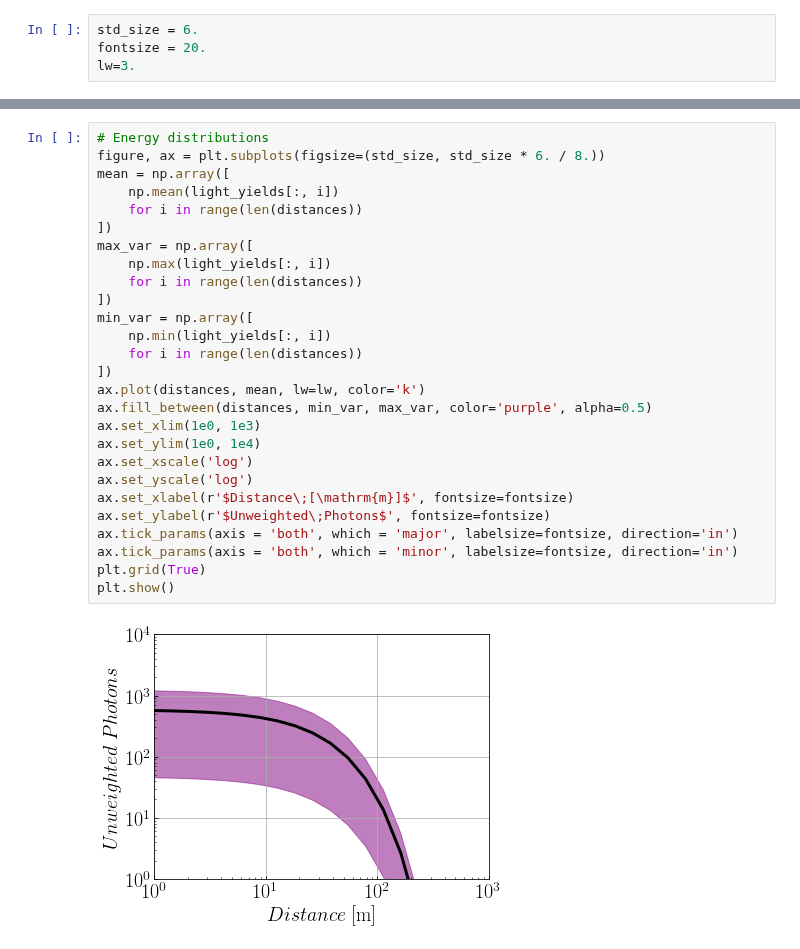
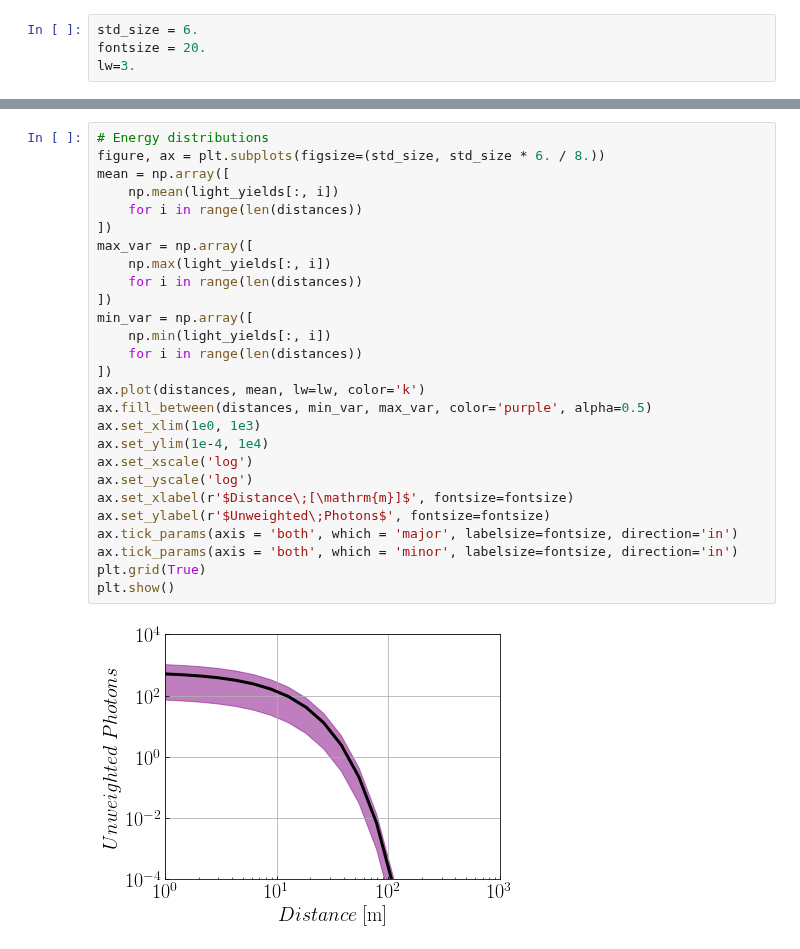
Before and after one commit to MeighenBergerS/fourth_day, a Jupyter notebook: examples/fd_emission.ipynb, the cells around one changed output, grey strips where cells are left out. Cells and saved outputs as stored; diff of their text form.

```diff
--- a/examples/fd_emission.ipynb
+++ b/examples/fd_emission.ipynb
@@ -94,29 +94,29 @@ plt.show()
 # %%
 # Energy distributions
 figure, ax = plt.subplots(figsize=(std_size, std_size * 6. / 8.))
 mean = np.array([
     np.mean(light_yields[:, i])
     for i in range(len(distances))
 ])
 max_var = np.array([
     np.max(light_yields[:, i])
     for i in range(len(distances))
 ])
 min_var = np.array([
     np.min(light_yields[:, i])
     for i in range(len(distances))
 ])
 ax.plot(distances, mean, lw=lw, color='k')
 ax.fill_between(distances, min_var, max_var, color='purple', alpha=0.5)
 ax.set_xlim(1e0, 1e3)
-ax.set_ylim(1e0, 1e4)
+ax.set_ylim(1e-4, 1e4)
 ax.set_xscale('log')
 ax.set_yscale('log')
 ax.set_xlabel(r'$Distance\;[\mathrm{m}]$', fontsize=fontsize)
 ax.set_ylabel(r'$Unweighted\;Photons$', fontsize=fontsize)
 ax.tick_params(axis = 'both', which = 'major', labelsize=fontsize, direction='in')
 ax.tick_params(axis = 'both', which = 'minor', labelsize=fontsize, direction='in')
 plt.grid(True)
 plt.show()
 # %% [output]
-[figure, old version]
+[figure, new version]
```
Also changed, not shown: parts of 3 cells of this notebook, 2 other files.
